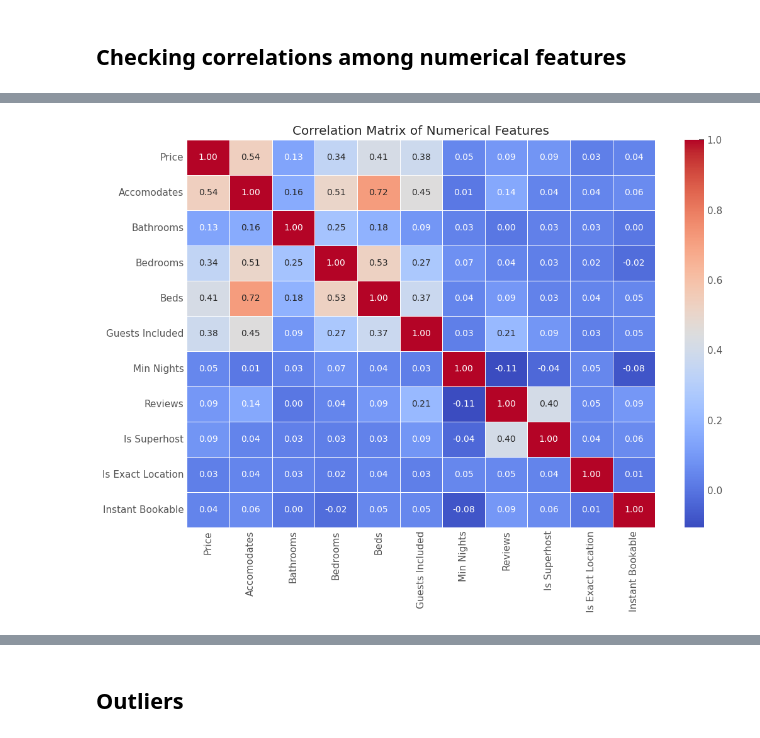
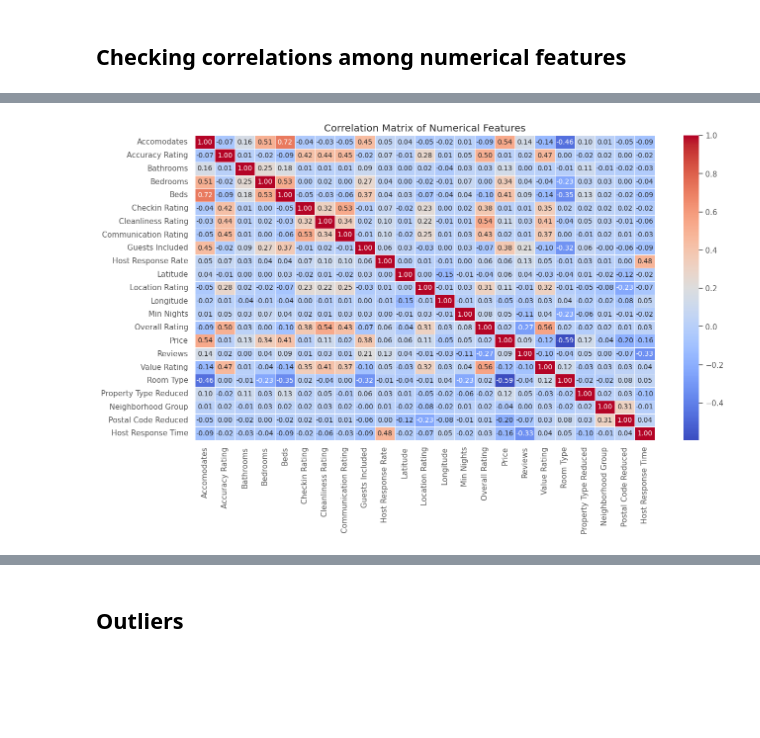
Before and after one commit to hajyhia/Airbnb_Berlin_Price_predic, a Jupyter notebook: Airbnb_Berlin_Price_Predict_EDA1.ipynb, the cells around one changed output, grey strips where cells are left out. Cells and saved outputs as stored; diff of their text form; code cells hidden in the pictures; blank space fills up the shorter version.

```diff
--- a/Airbnb_Berlin_Price_Predict_EDA1.ipynb
+++ b/Airbnb_Berlin_Price_Predict_EDA1.ipynb
@@ -501,3 +502,15 @@ pd.DataFrame(df[numericals].skew(),columns=['skewness']).sort_values(by='skewnes
 | Communication Rating | -4.720238 |
 # %% [markdown]
 ## Checking correlations among numerical features
+# %%
+from sklearn.preprocessing import LabelEncoder
+
+correlation_matrix_df = df.select_dtypes(include=['number'])
+correlation_matrix_df = correlation_matrix_df.drop(columns=['Listing ID'], inplace=False)
+
+le = LabelEncoder()
+for col in categorical_columns:
+  correlation_matrix_df[col] = le.fit_transform(df[col])
+
+correlation_matrix = correlation_matrix_df.corr(method = 'spearman')
+correlation_matrix
@@ -504,13 +535,7 @@ pd.DataFrame(df[numericals].skew(),columns=['skewness']).sort_values(by='skewnes
 # %%
-# Checking correlations among numerical features
-plt.style.use('bmh')
-def plot_heatmap_for_columns(df, numerical_columns):
-  plt.figure(figsize=(12, 8))
-  correlation_matrix = df[numerical_columns].corr(method = 'spearman')
-  sns.heatmap(correlation_matrix, annot=True, cmap="coolwarm", fmt=".2f", linewidths=0.5)
-  plt.title("Correlation Matrix of Numerical Features")
-  plt.show()
-
-plot_heatmap_for_columns(df, numerical_columns + boolean_columns)
+plt.figure(figsize=(15, 8))
+sns.heatmap(correlation_matrix, annot=True, cmap="coolwarm", fmt=".2f", linewidths=0.5)
+plt.title("Correlation Matrix of Numerical Features")
+plt.show()
 # %% [output]
-[figure, old version]
+[figure, new version]
```
Also changed, not shown: parts of 8 cells of this notebook.
